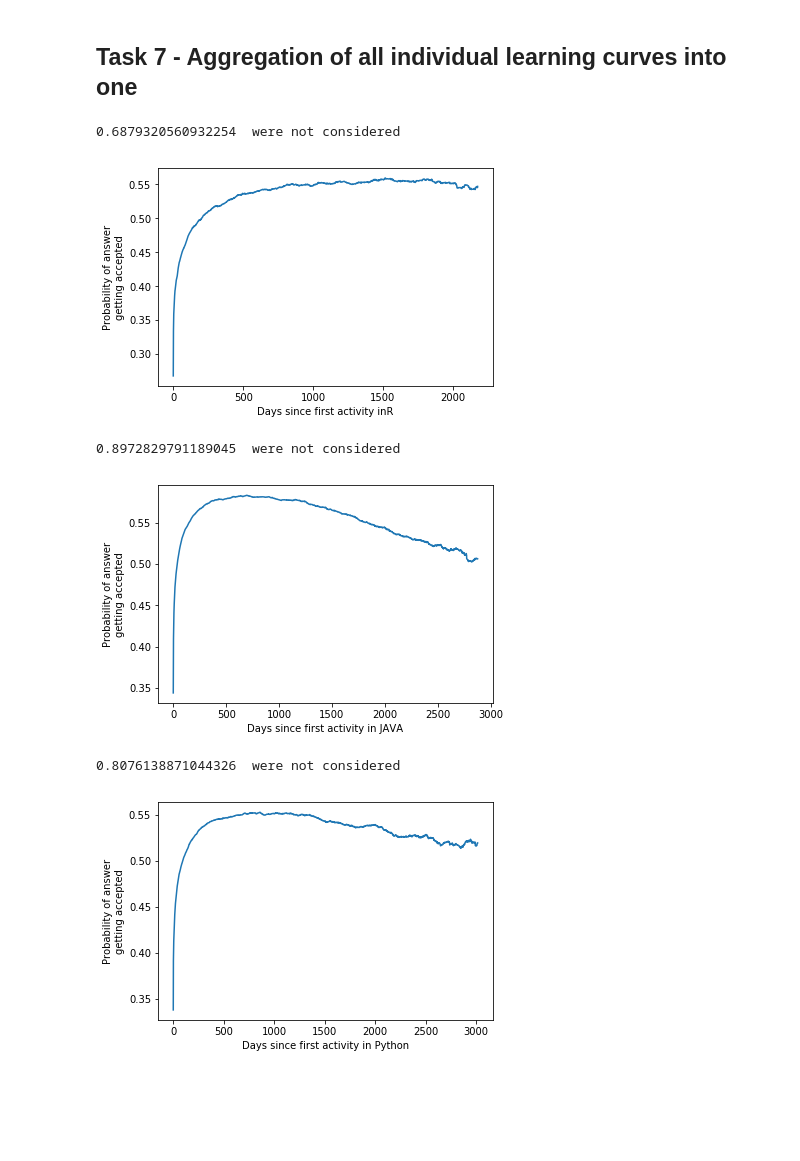
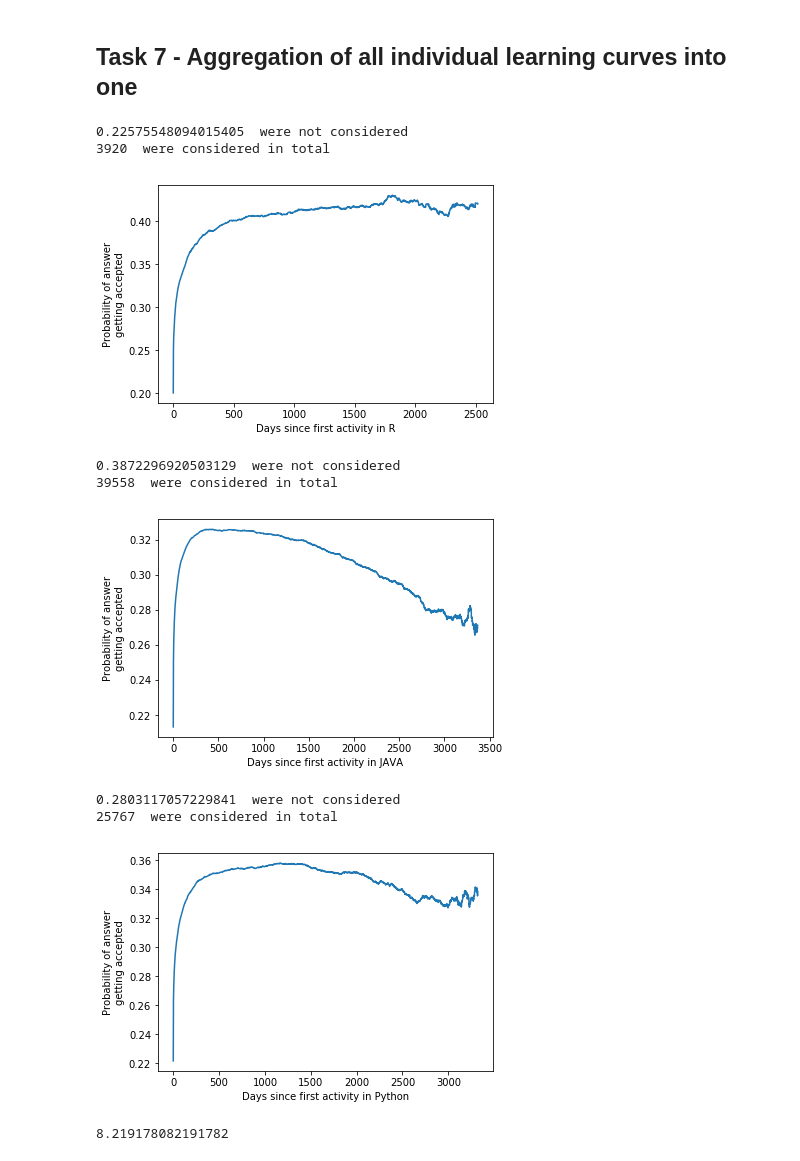
Before and after one commit to live-wire/overflow, a Jupyter notebook: ProbAccAnswerAllLanguages.ipynb, the cells around one changed output. Drawn from its saved outputs; the diff is of its cells as text; code cells hidden in the pictures; blank space fills up the shorter version.

Commit message:
no threshold to produce learning curves

```diff
--- a/ProbAccAnswerAllLanguages.ipynb
+++ b/ProbAccAnswerAllLanguages.ipynb
@@ -265,19 +266,26 @@ def aggregateIndividualLearningCurves(summaryTableProbAccAnswer,thresExpertise,t
     plt.show()
 # %%
 #R
-aggregateIndividualLearningCurves(RsummaryTableProbAccAnswer,0.4,100,"R")
+aggregateIndividualLearningCurves(RsummaryTableProbAccAnswer,0,100,"R")
 # %% [output]
-0.6879320560932254  were not considered
+0.22575548094015405  were not considered
+3920  were considered in total
-[figure, old version]
+[figure, new version]
 # %%
 #JAVA
-aggregateIndividualLearningCurves(JAVAsummaryTableProbAccAnswer,0.4,100,"JAVA")
+aggregateIndividualLearningCurves(JAVAsummaryTableProbAccAnswer,0,100,"JAVA")
 # %% [output]
-0.8972829791189045  were not considered
+0.3872296920503129  were not considered
+39558  were considered in total
-[figure, old version]
+[figure, new version]
 # %%
 #Python
-aggregateIndividualLearningCurves(PYTsummaryTableProbAccAnswer,0.4,100,"Python")
+aggregateIndividualLearningCurves(PYTsummaryTableProbAccAnswer,0,100,"Python")
 # %% [output]
-0.8076138871044326  were not considered
+0.2803117057229841  were not considered
+25767  were considered in total
-[figure, old version]
+[figure, new version]
+# %%
+3000/365
+# %% [output]
+8.219178082191782
```
Also changed, not shown: parts of 4 cells of this notebook.
